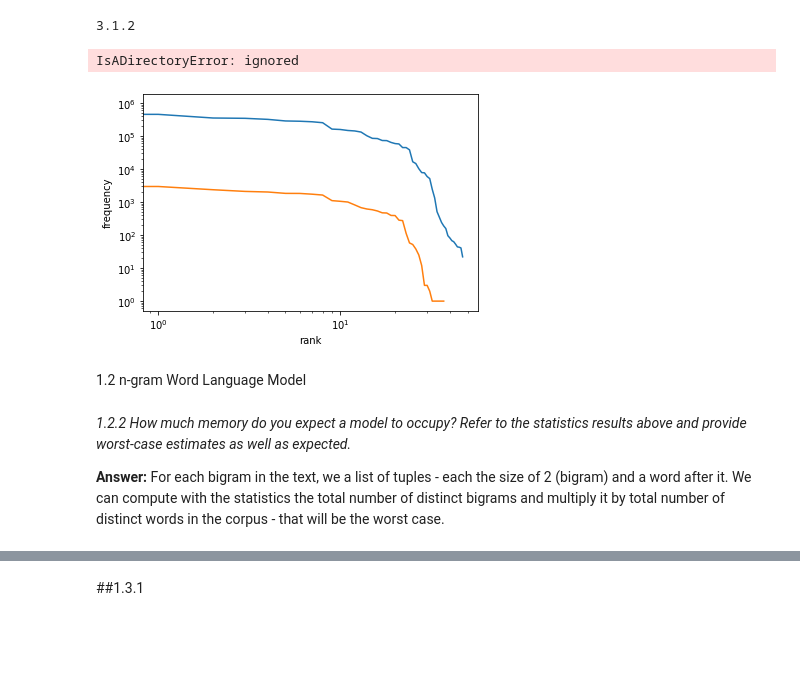
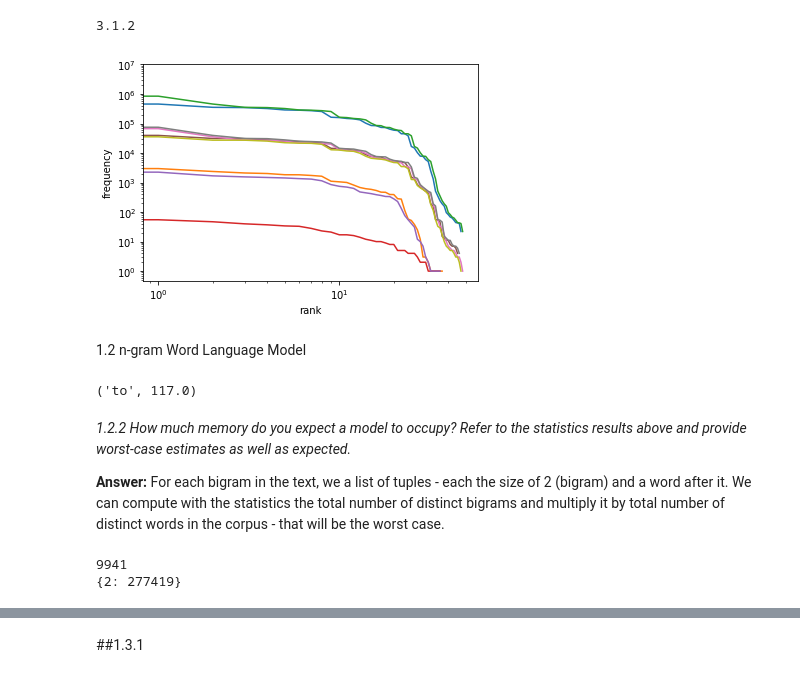
Before and after one commit to NitCoh/NLPAss1, a Jupyter notebook: part1.ipynb, the cells around one changed output, grey strips where cells are left out. Cells and saved outputs as stored; diff of their text form; code cells hidden in the pictures; blank space fills up the shorter version.

```diff
--- a/part1.ipynb
+++ b/part1.ipynb
@@ -195,14 +197,15 @@ def power_law_rule(corpus):
 # %%
 import os
 
 dir = '../data'
 for filename in os.listdir(dir):
+  if os.path.isdir(dir+'/'+ filename):
+    continue
   with open(dir+'/'+ filename,'r') as file:
       data = file.read()
       power_law_rule(data)
 # %% [output]
-IsADirectoryError: ignored
-[figure, old version]
+[figure, new version]
 # %% [markdown]
 1.2 n-gram Word Language Model
 # %%
@@ -322,6 +325,8 @@ def train_word_lm(dataset,n=2,tokenize=True):
 #Example:
 lm = train_word_lm('../data/ptb.train.txt')
 lm.predict_next_word('Not')
+# %% [output]
+('to', 117.0)
 # %% [markdown]
 *1.2.2 How much memory do you expect a model to occupy? Refer to the statistics results above and provide worst-case estimates as well as expected.*
 
@@ -332,5 +337,8 @@ with open('../data/ptb.train.txt','r') as file:
   data = file.read()
   print(dist_words(data))
   print(dist_n_gram_words(data,n=[2]))
+# %% [output]
+9941
+{2: 277419}
 # %%
 perplexity(lm,'../data/ptb.test.txt',False)
```
Also changed, not shown: parts of 25 cells of this notebook.
